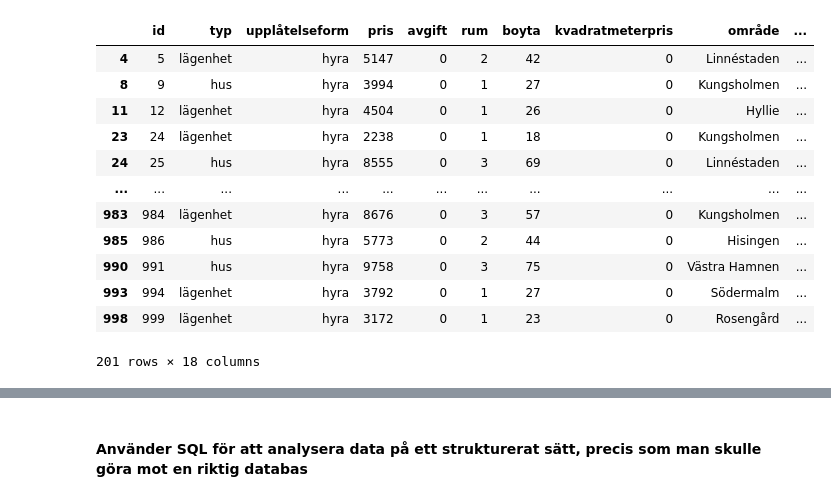
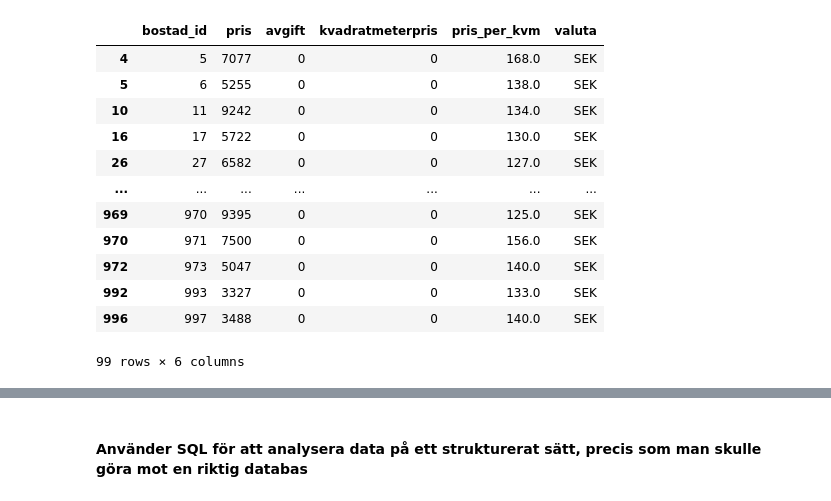
Before and after one commit to UX-DE-25-Project/UX25_DE25_Projekt_Group3, a Jupyter notebook: notebooks/eda_zineb.ipynb, the cells around one changed output, grey strips where cells are left out. Saved outputs shown, nothing was run; the diff lists cells and outputs as text; code cells hidden in the pictures.

```diff
--- a/notebooks/eda_zineb.ipynb
+++ b/notebooks/eda_zineb.ipynb
@@ -8,4 +23,8 @@ import matplotlib.pyplot as plt
 # %%
-df = pd.read_csv("ETL_Pipline/right_home_cleaned.csv")
-df.head()
+df_bostader  = pd.read_csv("../ETL_Pipline/bostader.csv")
+df_platser   = pd.read_csv("../ETL_Pipline/platser.csv")
+df_priser    = pd.read_csv("../ETL_Pipline/priser.csv")
+df_visningar = pd.read_csv("../ETL_Pipline/visningar.csv")
+
+df_bostader.head()
 # %% [output]
@@ -90,17 +177,18 @@ df.groupby("upplåtelseform")["pris"].describe()
 # %%
 # Kolla bostäder med pris under 10 000
-df[df["pris"] < 10000]
+
+df_priser[df_priser["pris"] < 10000]
 # %% [output]
-|  | id | typ | upplåtelseform | pris | avgift | rum | boyta | kvadratmeterpris | område | ... |
-| 4 | 5 | lägenhet | hyra | 5147 | 0 | 2 | 42 | 0 | Linnéstaden | ... |
-| 8 | 9 | hus | hyra | 3994 | 0 | 1 | 27 | 0 | Kungsholmen | ... |
-| 11 | 12 | lägenhet | hyra | 4504 | 0 | 1 | 26 | 0 | Hyllie | ... |
-| 23 | 24 | lägenhet | hyra | 2238 | 0 | 1 | 18 | 0 | Kungsholmen | ... |
-| 24 | 25 | hus | hyra | 8555 | 0 | 3 | 69 | 0 | Linnéstaden | ... |
-| ... | ... | ... | ... | ... | ... | ... | ... | ... | ... | ... |
-| 983 | 984 | lägenhet | hyra | 8676 | 0 | 3 | 57 | 0 | Kungsholmen | ... |
-| 985 | 986 | hus | hyra | 5773 | 0 | 2 | 44 | 0 | Hisingen | ... |
-| 990 | 991 | hus | hyra | 9758 | 0 | 3 | 75 | 0 | Västra Hamnen | ... |
-| 993 | 994 | lägenhet | hyra | 3792 | 0 | 1 | 27 | 0 | Södermalm | ... |
-| 998 | 999 | lägenhet | hyra | 3172 | 0 | 1 | 23 | 0 | Rosengård | ... |
+|  | bostad_id | pris | avgift | kvadratmeterpris | pris_per_kvm | valuta |
+| 4 | 5 | 7077 | 0 | 0 | 168.0 | SEK |
+| 5 | 6 | 5255 | 0 | 0 | 138.0 | SEK |
+| 10 | 11 | 9242 | 0 | 0 | 134.0 | SEK |
+| 16 | 17 | 5722 | 0 | 0 | 130.0 | SEK |
+| 26 | 27 | 6582 | 0 | 0 | 127.0 | SEK |
+| ... | ... | ... | ... | ... | ... | ... |
+| 969 | 970 | 9395 | 0 | 0 | 125.0 | SEK |
+| 970 | 971 | 7500 | 0 | 0 | 156.0 | SEK |
+| 972 | 973 | 5047 | 0 | 0 | 140.0 | SEK |
+| 992 | 993 | 3327 | 0 | 0 | 133.0 | SEK |
+| 996 | 997 | 3488 | 0 | 0 | 140.0 | SEK |
-201 rows × 18 columns
+99 rows × 6 columns
```
Also changed, not shown: parts of 26 cells of this notebook.
